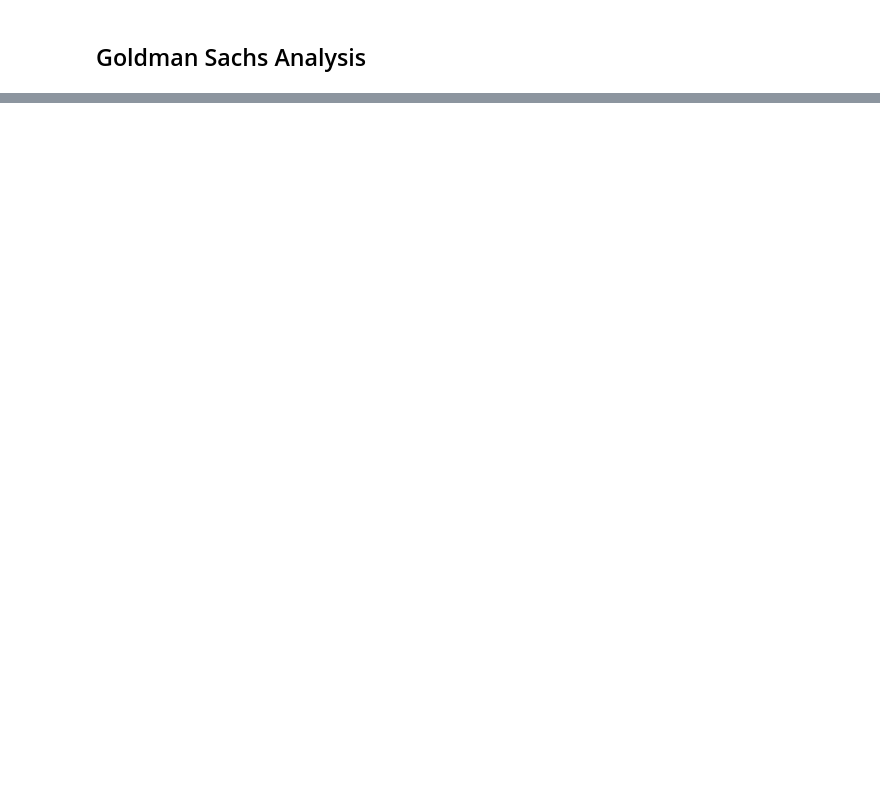
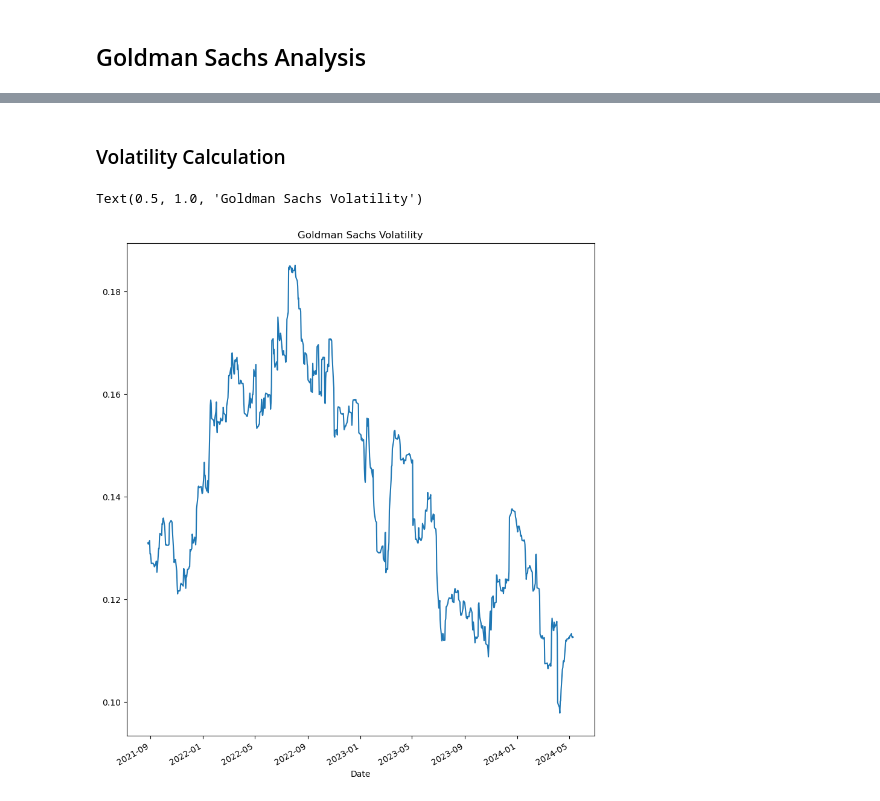
Before and after one commit to Kestrel86/Stock_Analysis, a Jupyter notebook: Reports/report_5-6_5-10.ipynb, the cells around one changed output, grey strips where cells are left out. Drawn from its saved outputs; the diff is of its cells as text; code cells hidden in the pictures; blank space fills up the shorter version.

```diff
--- a/Reports/report_5-6_5-10.ipynb
+++ b/Reports/report_5-6_5-10.ipynb
@@ -604,0 +628,11 @@ Viewing Apple's stock performance, it experiences a stock performance that rando
+# %% [markdown]
+### Volatility Calculation
+# %%
+min_periods = 75
+vol_gs = df_gs['Adj Close'].pct_change().rolling(min_periods).std() * np.sqrt(min_periods)
+
+vol_gs.plot(figsize=(10,12))
+plt.title("Goldman Sachs Volatility")
+# %% [output]
+Text(0.5, 1.0, 'Goldman Sachs Volatility')
+[figure, added]
```
Also changed, not shown: parts of 14 cells of this notebook.
